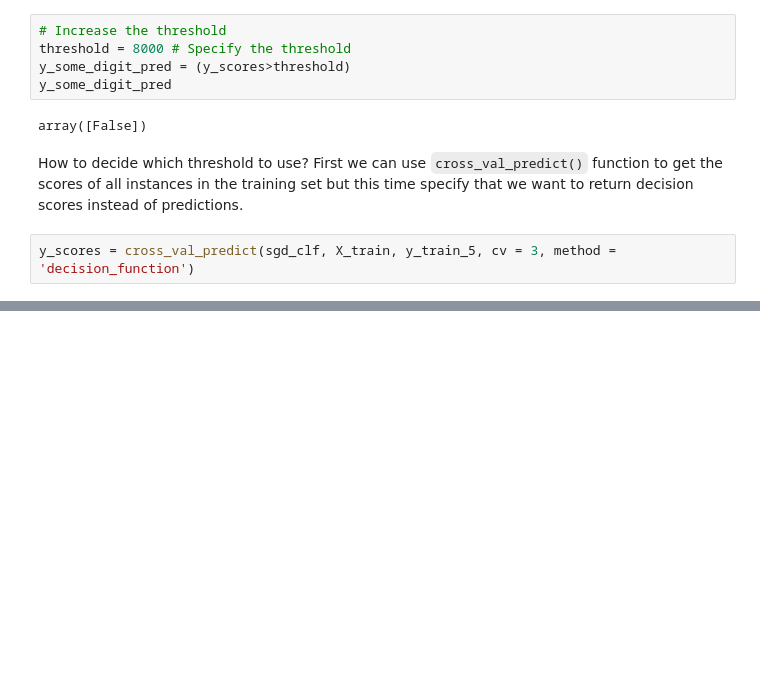
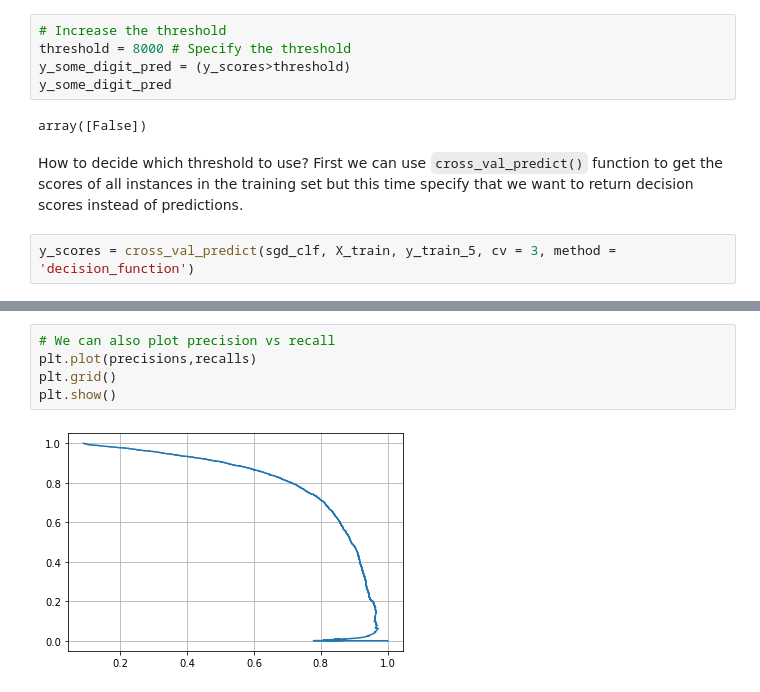
Before and after one commit to faresalouf/Machine_Learning, a Jupyter notebook: 2_Classification.ipynb, the cells around one changed output, grey strips where cells are left out. Drawn from its saved outputs; the diff is of its cells as text; blank space fills up the shorter version.

```diff
--- a/2_Classification.ipynb
+++ b/2_Classification.ipynb
@@ -306,0 +325,7 @@ y_scores = cross_val_predict(sgd_clf, X_train, y_train_5, cv = 3, method = 'deci
+# %%
+# We can also plot precision vs recall
+plt.plot(precisions,recalls)
+plt.grid()
+plt.show()
+# %% [output]
+[figure, added]
```
Also changed, not shown: parts of 4 cells of this notebook.
